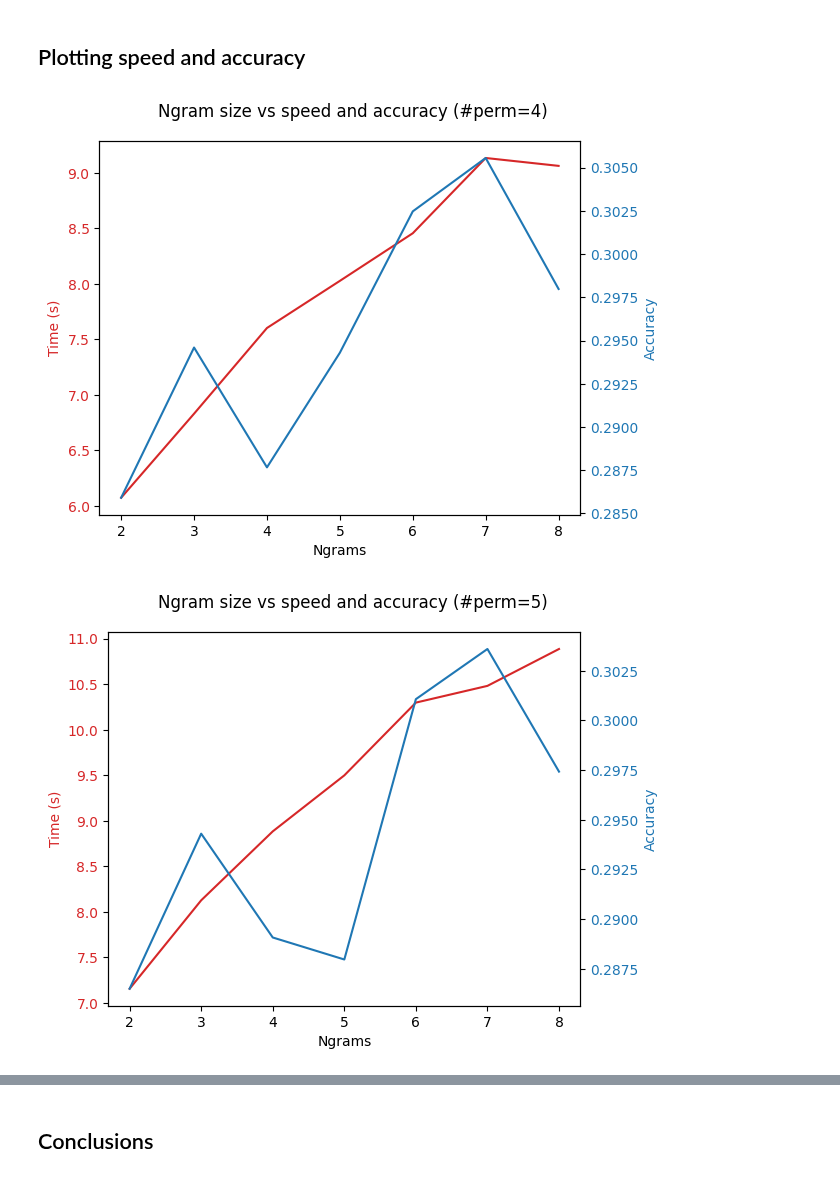
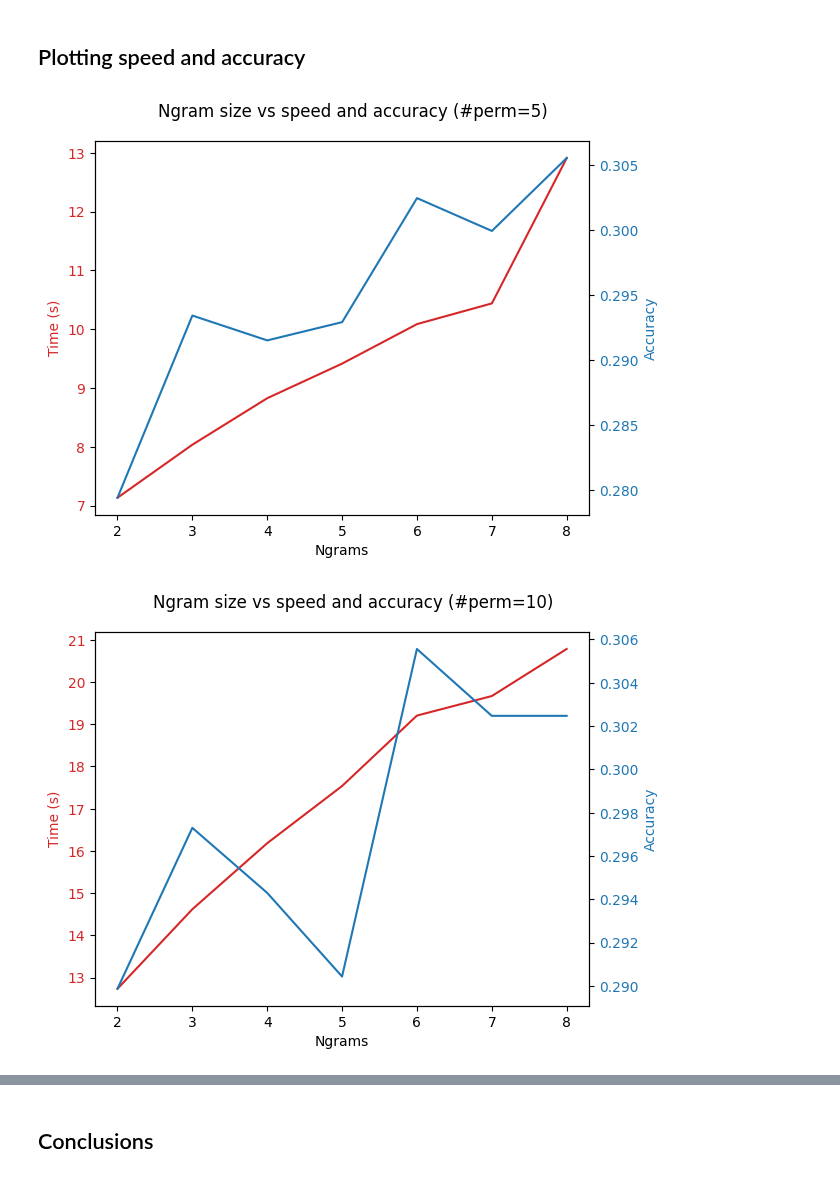
Before and after one commit to LucaFranceschi01/MDM-2024, a Jupyter notebook: 03_Near-Duplicates/ps03_near_duplicates.ipynb, the cells around one changed output, grey strips where cells are left out. Drawn from its saved outputs; the diff is of its cells as text; code cells hidden in the pictures.

Commit message:
more testing ¿¿

```diff
--- a/03_Near-Duplicates/ps03_near_duplicates.ipynb
+++ b/03_Near-Duplicates/ps03_near_duplicates.ipynb
@@ -342,12 +344,7 @@ The density of the M_ngram_doc matrix is 0.0204%
 # %% [markdown]
 <font size="+1" color="red">Replace this cell with your code for printing rows 9602 and 941 of the M_ngram_doc matrix.</font>
 # %%
-'''Positions of non-zeros in column of docid 16 of M_ngram_doc
-
-Clean message:
-
-Non-zeros in corresponding row:'''
-test = [16, 941]
+test = [962, 941]
 for t in test:
     clean_str = clean(messages[t])
     nonz = M_ngram_doc[:,t].nonzero()[0]
@@ -793,8 +791,9 @@ def near_duplicates_signatures(ngram_size: int = 4, num_permutations: int = 5, t
 # %%
 # TEST THE SIGNATURES ALGORITHM
 # Set test parameters
+step = 5
 test_ngram_size = range(2,9)
-test_num_perm = range(4,9)
+test_num_perm = range(5,31,step)
 
 # We will store the results here
 testing_time_results = np.zeros((len(test_ngram_size), len(test_num_perm)))
@@ -807,7 +806,7 @@ for ngram_size, num_perm in itertools.product(test_ngram_size, test_num_perm):
     logs.append(possible_duplicate_log)
     relevant_logs.append(relevants)
     stop = timer()
-    testing_time_results[ngram_size-test_ngram_size[0], num_perm-test_num_perm[0]] = stop-start
+    testing_time_results[ngram_size-test_ngram_size[0], int((num_perm-test_num_perm[0])/step)] = stop-start
 # %%
 # PERFORM A BRUTE FORCE COMPARISON SO WE CAN COMPARE THE SIGNATURE ALGORITHM AGAINST BRUTE-FORCE RESULTS
 testing_results_bf = []
@@ -827,7 +826,7 @@ testing_accuracy_results_all = np.zeros((len(test_ngram_size), len(test_num_perm
 
 for ngram_size, num_perm in itertools.product(test_ngram_size, test_num_perm):
     i = ngram_size - test_ngram_size[0]
-    j = num_perm - test_num_perm[0]
+    j = int((num_perm - test_num_perm[0])/step)
     # Tipically the logs using signatures are a subset of the ones using bruteforce
     # It might happen to have a false positive using signatures, then it would not count in the accuracy
     for key in logs_bf[i]:
@@ -845,7 +844,7 @@ testing_accuracy_results = np.zeros((len(test_ngram_size), len(test_num_perm)))
 
 for ngram_size, num_perm in itertools.product(test_ngram_size, test_num_perm):
     i = ngram_size - test_ngram_size[0]
-    j = num_perm - test_num_perm[0]
+    j = int((num_perm - test_num_perm[0])/step)
     # Tipically the logs using signatures are a subset of the ones using bruteforce
     # It might happen to have a false positive using signatures, then it would not count in the accuracy
     for key in logs_bf[i]:
@@ -923,23 +930,23 @@ array([[0.28590786, 0.28648858, 0.28327526, 0.28745645, 0.2899729 ],
 # %%
 for i in test_num_perm:
     fig, ax1 = plt.subplots()
     color = 'tab:red'
     ax1.set_xlabel('Ngrams')
     ax1.set_ylabel('Time (s)', color=color)
-    ax1.plot(test_ngram_size, testing_time_results[:,i-test_num_perm[0]], color=color)
+    ax1.plot(test_ngram_size, testing_time_results[:,int((i-test_num_perm[0])/step)], color=color)
     ax1.tick_params(axis='y', labelcolor=color)
     ax1.set_xticks(test_ngram_size)
 
     ax2 = ax1.twinx()  # instantiate a second Axes that shares the same x-axis
 
     color = 'tab:blue'
     ax2.set_ylabel('Accuracy', color=color)
-    ax2.plot(test_ngram_size, testing_accuracy_results[:,i-test_num_perm[0]], color=color)
+    ax2.plot(test_ngram_size, testing_accuracy_results[:,int((i-test_num_perm[0])/step)], color=color)
     ax2.tick_params(axis='y', labelcolor=color)
 
     fig.suptitle(f'Ngram size vs speed and accuracy (#perm={i})')
     fig.tight_layout()  # otherwise the right y-label is slightly clipped
     plt.show()
 # %% [output]
-[figure, old version]
+[figure, new version]
-[figure, old version]
+[figure, new version]
```
Also changed, not shown: parts of 20 cells of this notebook.
